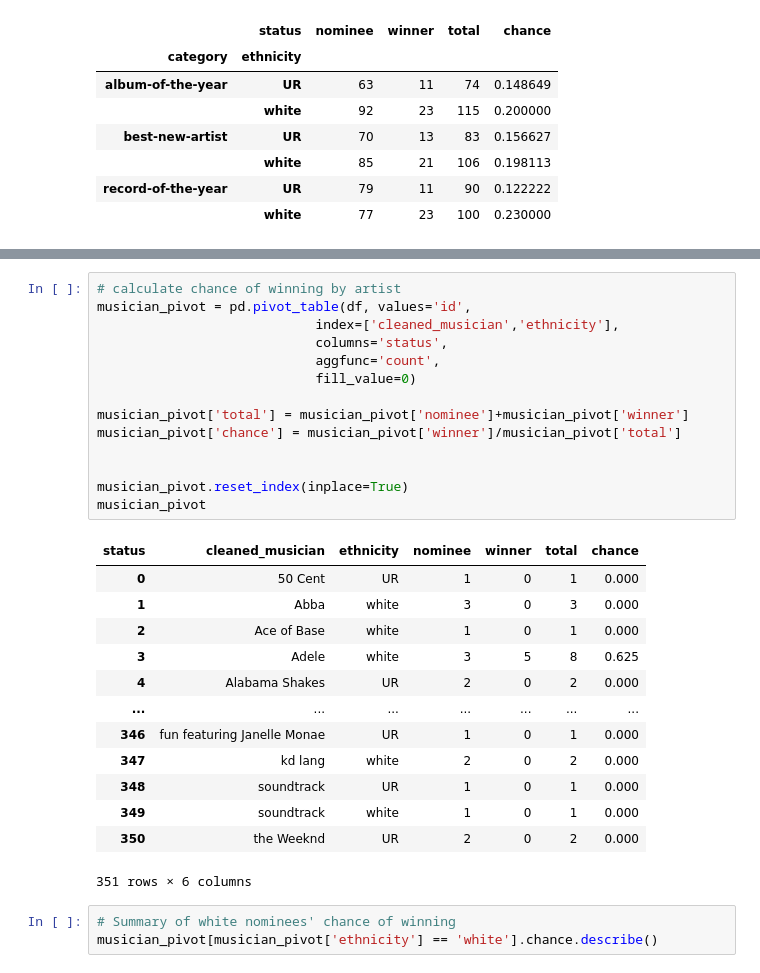
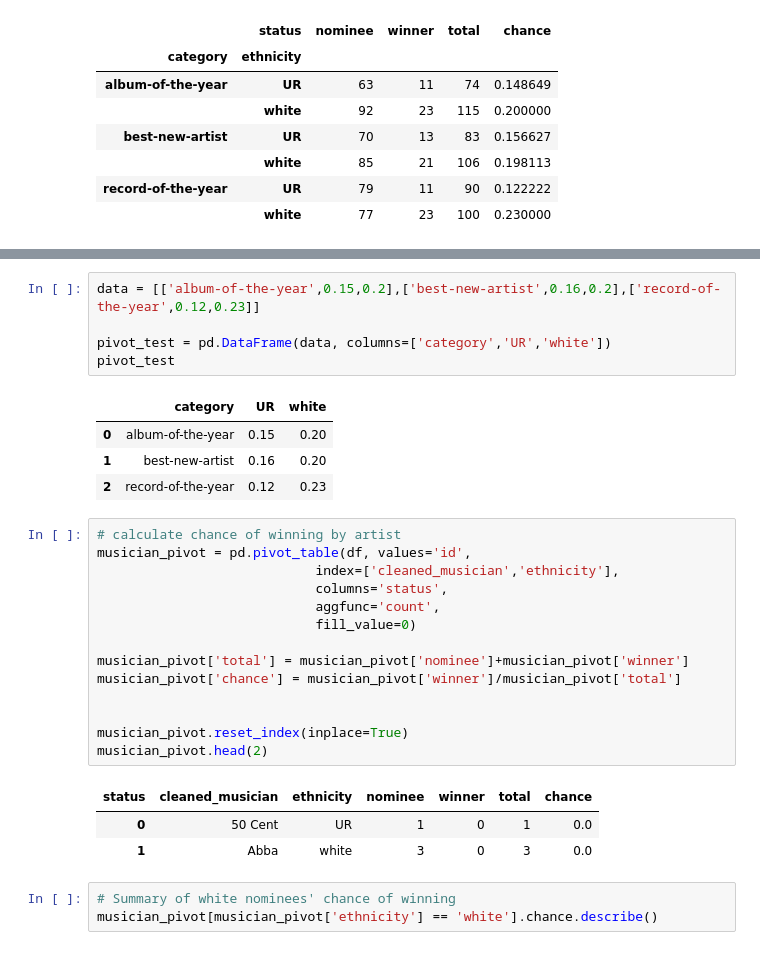
Before and after one commit to CynthiaTuData/pitch-memo, a Jupyter notebook: Hypothesis-test-pitch-memo-Cynthia.ipynb, the cells around one changed output, grey strips where cells are left out. Cells and saved outputs as stored; diff of their text form.

```diff
--- a/Hypothesis-test-pitch-memo-Cynthia.ipynb
+++ b/Hypothesis-test-pitch-memo-Cynthia.ipynb
@@ -117,31 +93,31 @@ ggplot(df,aes(y=total_percentage,x=year))+
+# %%
+data = [['album-of-the-year',0.15,0.2],['best-new-artist',0.16,0.2],['record-of-the-year',0.12,0.23]]
+
+pivot_test = pd.DataFrame(data, columns=['category','UR','white'])
+pivot_test
+# %% [output]
+|  | category | UR | white |
+| 0 | album-of-the-year | 0.15 | 0.20 |
+| 1 | best-new-artist | 0.16 | 0.20 |
+| 2 | record-of-the-year | 0.12 | 0.23 |
 # %%
 # calculate chance of winning by artist
 musician_pivot = pd.pivot_table(df, values='id',
                             index=['cleaned_musician','ethnicity'],
                             columns='status',
                             aggfunc='count',
                             fill_value=0)
 
 musician_pivot['total'] = musician_pivot['nominee']+musician_pivot['winner']
 musician_pivot['chance'] = musician_pivot['winner']/musician_pivot['total']
 
 
 musician_pivot.reset_index(inplace=True)
-musician_pivot
+musician_pivot.head(2)
 # %% [output]
 | status | cleaned_musician | ethnicity | nominee | winner | total | chance |
-| 0 | 50 Cent | UR | 1 | 0 | 1 | 0.000 |
-| 1 | Abba | white | 3 | 0 | 3 | 0.000 |
-| 2 | Ace of Base | white | 1 | 0 | 1 | 0.000 |
-| 3 | Adele | white | 3 | 5 | 8 | 0.625 |
-| 4 | Alabama Shakes | UR | 2 | 0 | 2 | 0.000 |
-| ... | ... | ... | ... | ... | ... | ... |
-| 346 | fun featuring Janelle Monae | UR | 1 | 0 | 1 | 0.000 |
-| 347 | kd lang | white | 2 | 0 | 2 | 0.000 |
-| 348 | soundtrack | UR | 1 | 0 | 1 | 0.000 |
-| 349 | soundtrack | white | 1 | 0 | 1 | 0.000 |
-| 350 | the Weeknd | UR | 2 | 0 | 2 | 0.000 |
+| 0 | 50 Cent | UR | 1 | 0 | 1 | 0.0 |
+| 1 | Abba | white | 3 | 0 | 3 | 0.0 |
-351 rows × 6 columns
 # %%
 # Summary of white nominees' chance of winning
 musician_pivot[musician_pivot['ethnicity'] == 'white'].chance.describe()
```
Also changed, not shown: parts of 7 cells of this notebook.
